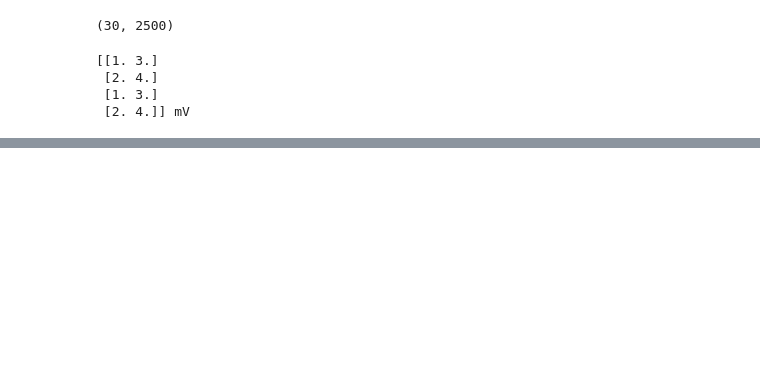
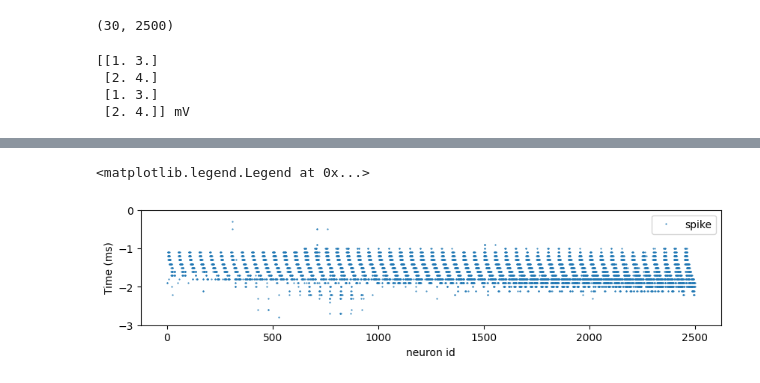
Before and after one commit to Hanna96E/D7046E_SNNproject, a Jupyter notebook: testnetwork.ipynb, the cells around one changed output, grey strips where cells are left out. Drawn from its saved outputs; the diff is of its cells as text; code cells hidden in the pictures; blank space fills up the shorter version.

```diff
--- a/testnetwork.ipynb
+++ b/testnetwork.ipynb
@@ -29,0 +73,15 @@ print(mon.v[:])
+# %%
+# Extract the which neurons spikes and at which times they spike
+spikes_i = []
+spikes_t = []
+
+dt = 0.1 * ms
+frame_count = 1
+
+for frame in file:
+    for index in range(len(frame)):
+        if frame[index] > 0:
+            # print(index, frame_count*dt)
+            spikes_i.append(index)
+            spikes_t.append(frame_count*dt)
+    frame_count += 1
@@ -29,0 +100,11 @@ print(mon.v[:])
+# %%
+# plot the spikes neurons create (should be the same as the csv file)
+figure(figsize=(10,2))
+plot(M.i, -M.t/ms, 'o', label='spike', markersize=0.5)
+ylim(-3, 0)
+xlabel('neuron id')
+ylabel('Time (ms)')
+legend(loc='best')
+# %% [output]
+<matplotlib.legend.Legend at 0x...>
+[figure, added]
```
Also changed, not shown: parts of 8 cells of this notebook, 3 other files.
